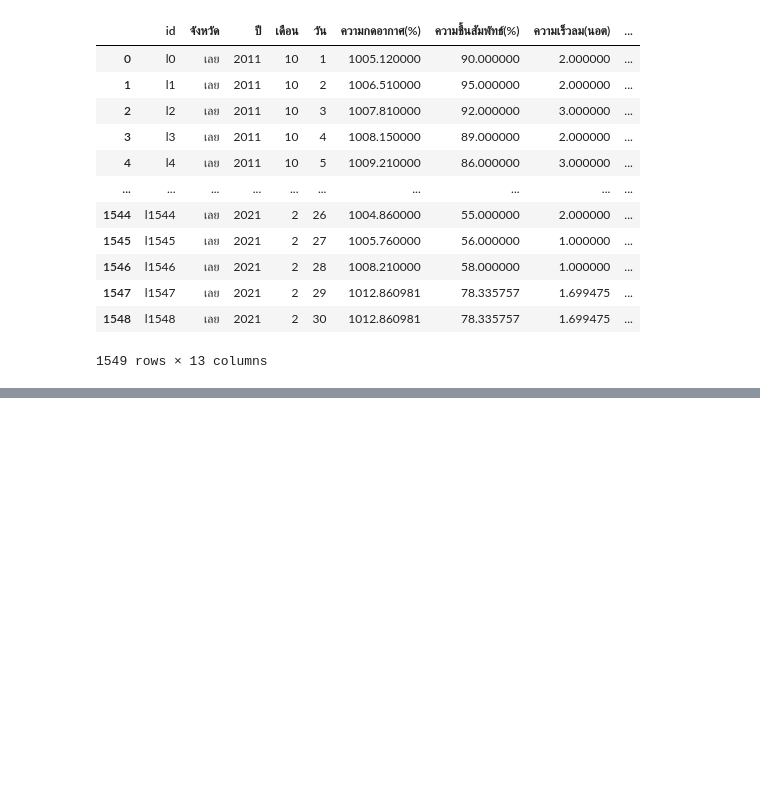
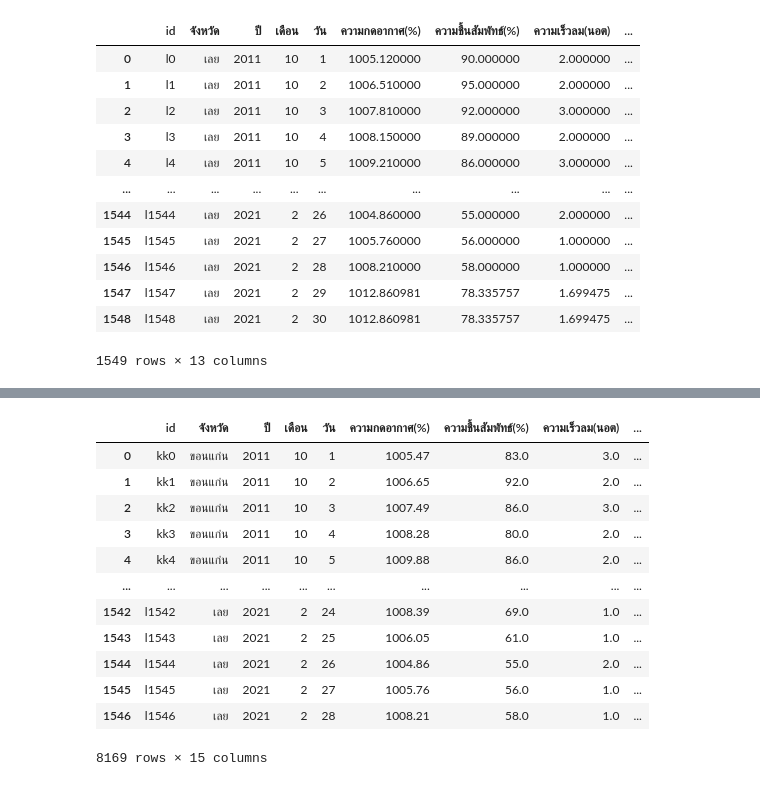
Before and after one commit to KorrawanOu/BSC_DPDM23, a Jupyter notebook: midterm_bscdpdm23.ipynb, the cells around one changed output, grey strips where cells are left out. Cells and saved outputs as stored; diff of their text form; code cells hidden in the pictures; blank space fills up the shorter version.

```diff
--- a/midterm_bscdpdm23.ipynb
+++ b/midterm_bscdpdm23.ipynb
@@ -2532,0 +2563,22 @@ Loei
+# %%
+merge5['date']= merge5['ปี'].astype(str) + merge5['เดือน'].astype(str).str.zfill(2)+ merge5['วัน'].astype(str).str.zfill(2)
+merge5['วัน-เดือน-ปี'] = pd.to_datetime(merge5['date'], format='%Y%m%d', errors='coerce')
+#สร้างcolumn date ที่มีการเก็บวันเดือนปี ส่วนเดือนไหนที่มีวันเกินเปลี่ยนเป็นN
+# %%
+merge5_finish = merge5.dropna(subset=['วัน-เดือน-ปี'])
+merge5_finish
+#ลบค่าที่เป็น NaT  ใน Date
+# %% [output]
+|  | id | จังหวัด | ปี | เดือน | วัน | ความกดอากาศ(%) | ความชื้นสัมพัทธ์(%) | ความเร็วลม(นอต) | ... |
+| 0 | kk0 | ขอนแก่น | 2011 | 10 | 1 | 1005.47 | 83.0 | 3.0 | ... |
+| 1 | kk1 | ขอนแก่น | 2011 | 10 | 2 | 1006.65 | 92.0 | 2.0 | ... |
+| 2 | kk2 | ขอนแก่น | 2011 | 10 | 3 | 1007.49 | 86.0 | 3.0 | ... |
+| 3 | kk3 | ขอนแก่น | 2011 | 10 | 4 | 1008.28 | 80.0 | 2.0 | ... |
+| 4 | kk4 | ขอนแก่น | 2011 | 10 | 5 | 1009.88 | 86.0 | 2.0 | ... |
+| ... | ... | ... | ... | ... | ... | ... | ... | ... | ... |
+| 1542 | l1542 | เลย | 2021 | 2 | 24 | 1008.39 | 69.0 | 1.0 | ... |
+| 1543 | l1543 | เลย | 2021 | 2 | 25 | 1006.05 | 61.0 | 1.0 | ... |
+| 1544 | l1544 | เลย | 2021 | 2 | 26 | 1004.86 | 55.0 | 2.0 | ... |
+| 1545 | l1545 | เลย | 2021 | 2 | 27 | 1005.76 | 56.0 | 1.0 | ... |
+| 1546 | l1546 | เลย | 2021 | 2 | 28 | 1008.21 | 58.0 | 1.0 | ... |
+8169 rows × 15 columns
```
Also changed, not shown: parts of 11 cells of this notebook.
